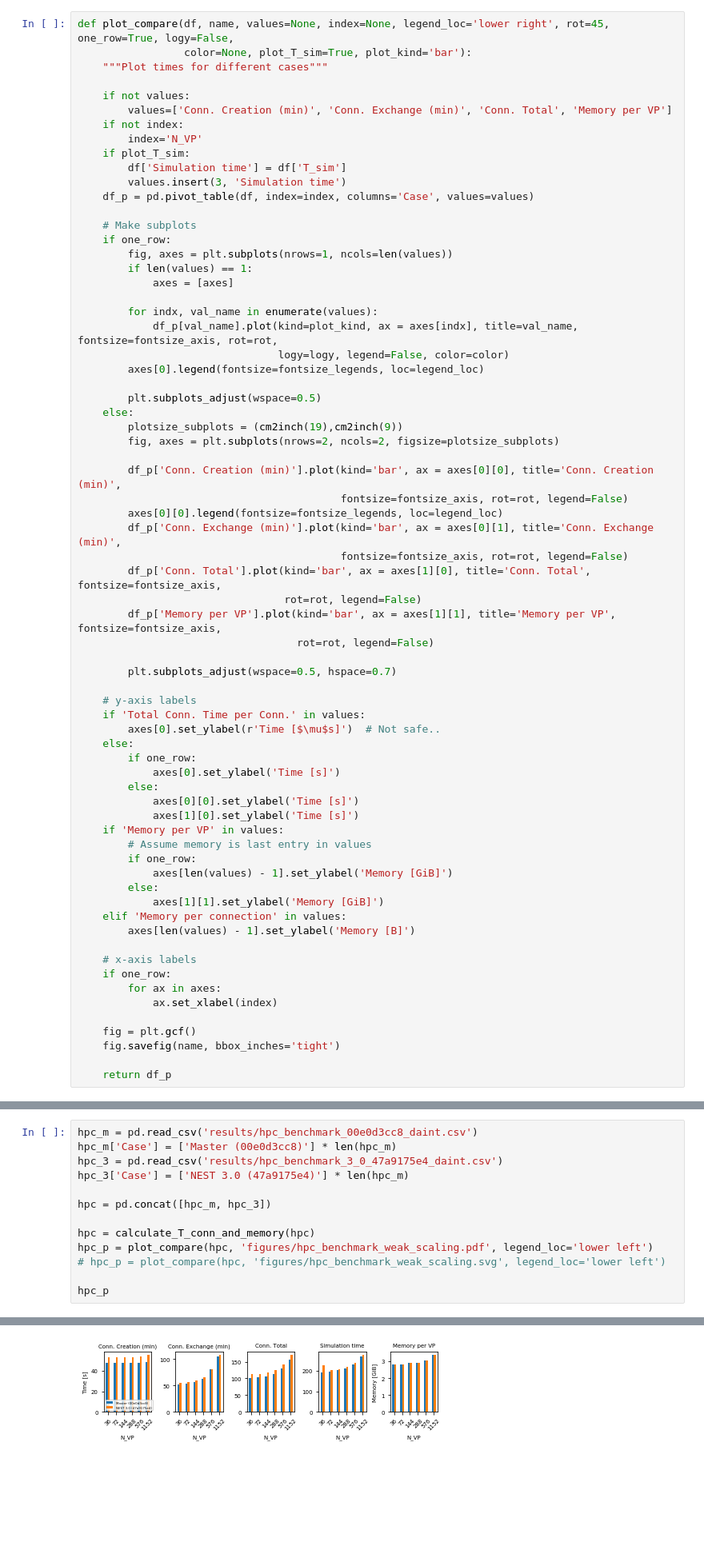
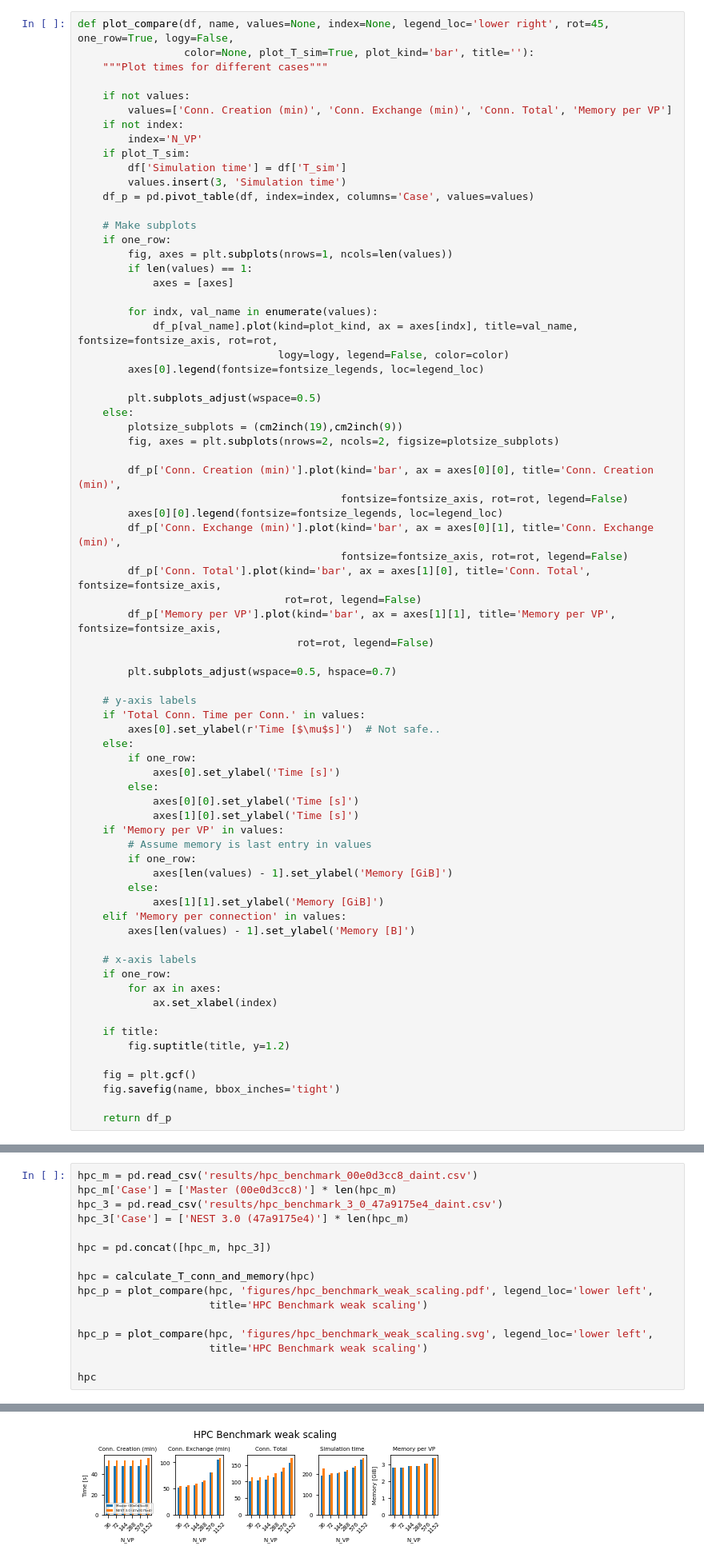
Before and after one commit to INM-6/beNNch, a Jupyter notebook: results/NEST_3_0_benchmark_results/NEST_3_0_benchmarks.ipynb, the cells around one changed output, grey strips where cells are left out. Shown at 80% size. Drawn from its saved outputs; the diff is of its cells as text; blank space fills up the shorter version.

Commit message:
added titles to figures

```diff
--- a/results/NEST_3_0_benchmark_results/NEST_3_0_benchmarks.ipynb
+++ b/results/NEST_3_0_benchmark_results/NEST_3_0_benchmarks.ipynb
@@ -75,7 +75,7 @@ def memory_per_connection(df):
     return df
 # %%
 def plot_compare(df, name, values=None, index=None, legend_loc='lower right', rot=45, one_row=True, logy=False,
-                 color=None, plot_T_sim=True, plot_kind='bar'):
+                 color=None, plot_T_sim=True, plot_kind='bar', title=''):
     """Plot times for different cases"""
 
     if not values:
@@ -138,6 +138,9 @@ def plot_compare(df, name, values=None, index=None, legend_loc='lower right', ro
         for ax in axes:
             ax.set_xlabel(index)
 
+    if title:
+        fig.suptitle(title, y=1.2)
+
     fig = plt.gcf()
     fig.savefig(name, bbox_inches='tight')
 
@@ -155,8 +158,11 @@ hpc_3['Case'] = ['NEST 3.0 (47a9175e4)'] * len(hpc_m)
 hpc = pd.concat([hpc_m, hpc_3])
 
 hpc = calculate_T_conn_and_memory(hpc)
-hpc_p = plot_compare(hpc, 'figures/hpc_benchmark_weak_scaling.pdf', legend_loc='lower left')
-# hpc_p = plot_compare(hpc, 'figures/hpc_benchmark_weak_scaling.svg', legend_loc='lower left')
+hpc_p = plot_compare(hpc, 'figures/hpc_benchmark_weak_scaling.pdf', legend_loc='lower left',
+                     title='HPC Benchmark weak scaling')
 
-hpc_p
+hpc_p = plot_compare(hpc, 'figures/hpc_benchmark_weak_scaling.svg', legend_loc='lower left',
+                     title='HPC Benchmark weak scaling')
+
+hpc
 # %% [output]
@@ -172 +183 @@ hpc_p
-[figure, old version]
+[figure, new version]
```
Also changed, not shown: parts of 7 cells of this notebook, 12 other files.
